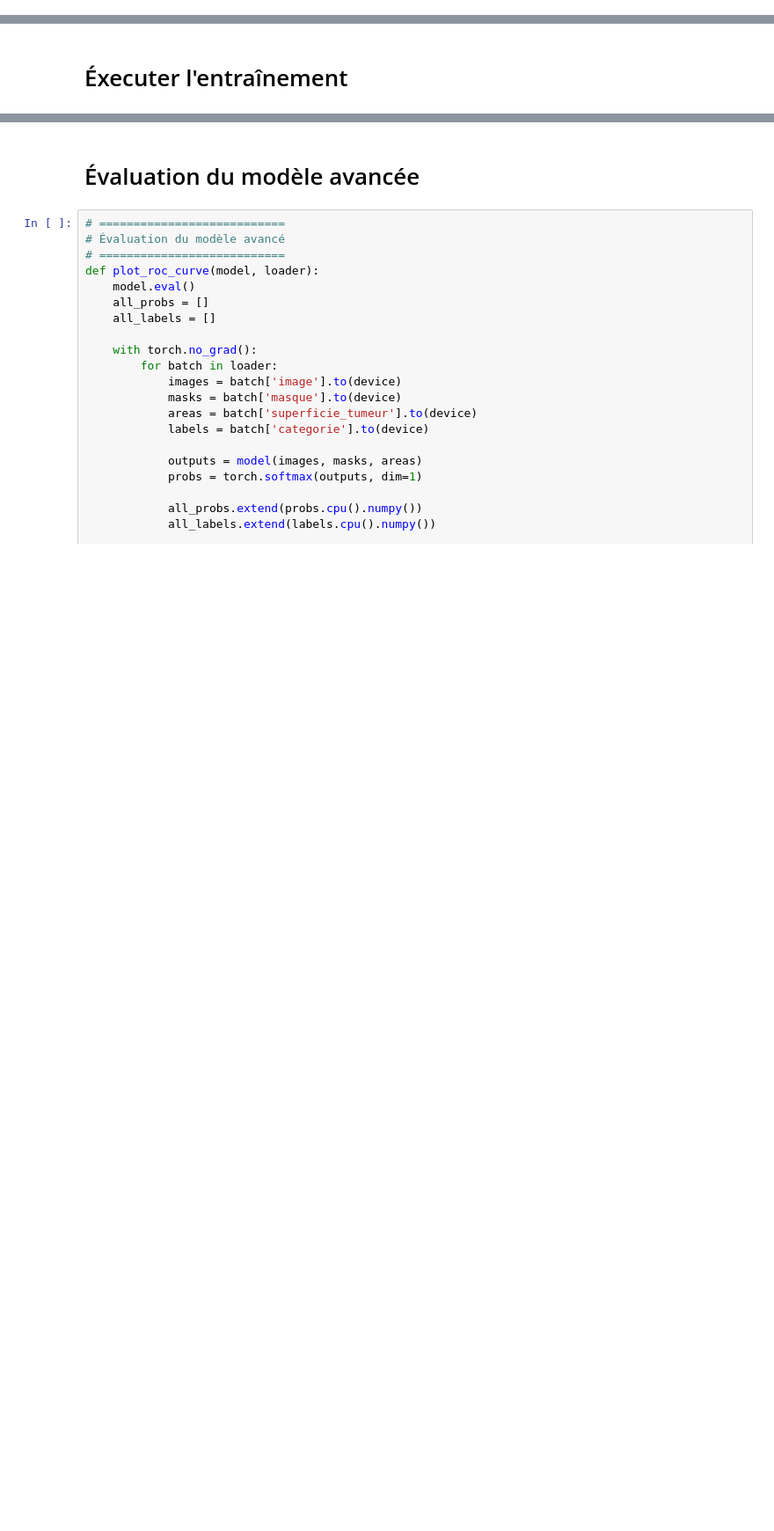
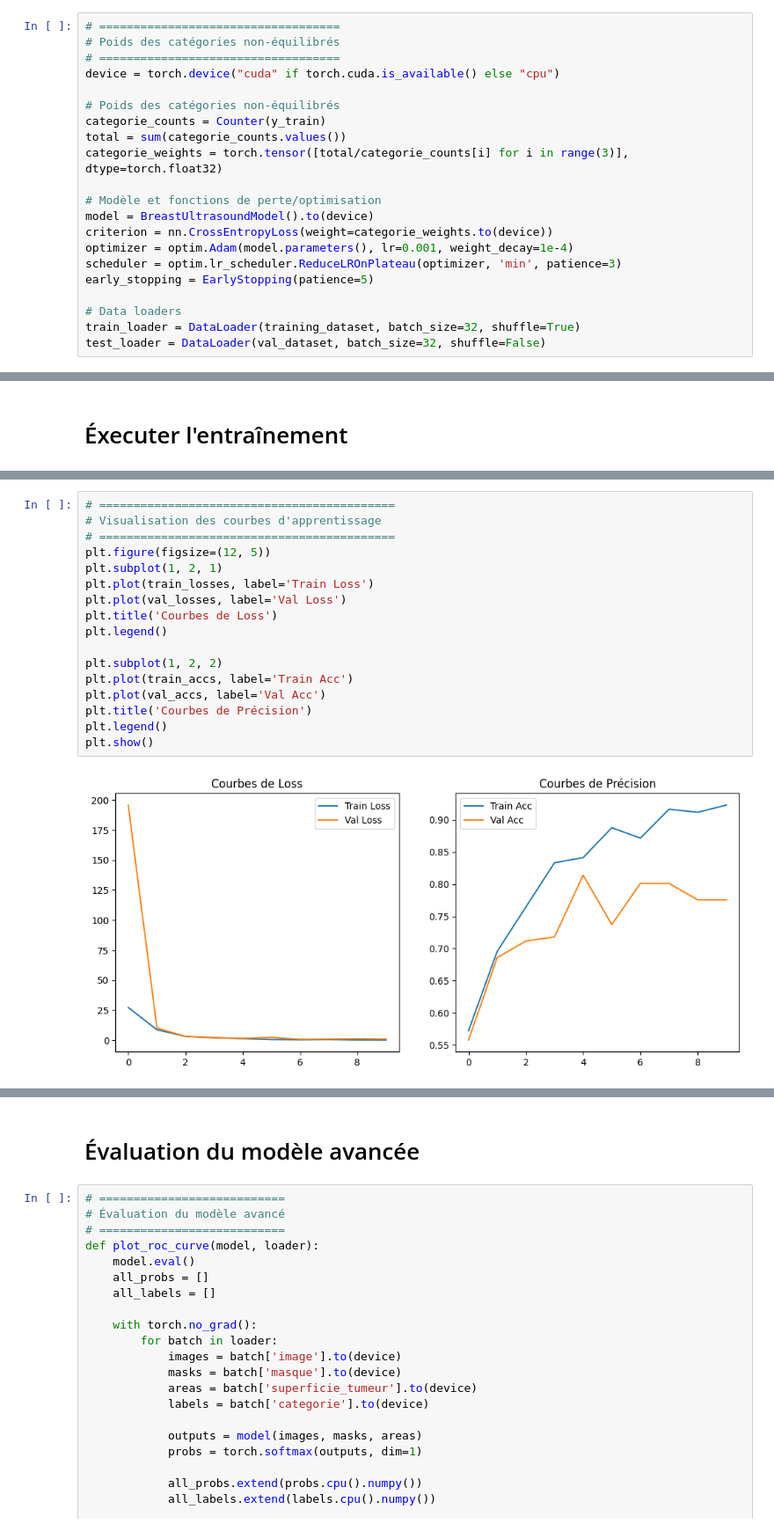
Before and after one commit to SOSANE/INF1853-IA-ProjetFinal, a Jupyter notebook: breast-tumor-classification.ipynb, the cells around one changed output, grey strips where cells are left out. Shown at 88% size. Saved outputs shown, nothing was run; the diff lists cells and outputs as text; blank space fills up the shorter version.

Commit message:
Kaggle Notebook | INF1853-breast-tumor-classification | Version 4

```diff
--- a/breast-tumor-classification.ipynb
+++ b/breast-tumor-classification.ipynb
@@ -372,6 +377,27 @@ def train_epoch(model, loader, optimizer, criterion):
         correct += (predicted == labels).sum().item()
 
     return running_loss/len(loader), correct/total
+# %%
+# ===================================
+# Poids des catégories non-équilibrés
+# ===================================
+device = torch.device("cuda" if torch.cuda.is_available() else "cpu")
+
+# Poids des catégories non-équilibrés
+categorie_counts = Counter(y_train)
+total = sum(categorie_counts.values())
+categorie_weights = torch.tensor([total/categorie_counts[i] for i in range(3)], dtype=torch.float32)
+
+# Modèle et fonctions de perte/optimisation
+model = BreastUltrasoundModel().to(device)
+criterion = nn.CrossEntropyLoss(weight=categorie_weights.to(device))
+optimizer = optim.Adam(model.parameters(), lr=0.001, weight_decay=1e-4)
+scheduler = optim.lr_scheduler.ReduceLROnPlateau(optimizer, 'min', patience=3)
+early_stopping = EarlyStopping(patience=5)
+
+# Data loaders
+train_loader = DataLoader(training_dataset, batch_size=32, shuffle=True)
+test_loader = DataLoader(val_dataset, batch_size=32, shuffle=False)
 # %% [markdown]
 # Évaluation
 # %%
@@ -529,0 +585,19 @@ weighted avg       0.76      0.74      0.74       156
+# %%
+# ===========================================
+# Visualisation des courbes d'apprentissage
+# ===========================================
+plt.figure(figsize=(12, 5))
+plt.subplot(1, 2, 1)
+plt.plot(train_losses, label='Train Loss')
+plt.plot(val_losses, label='Val Loss')
+plt.title('Courbes de Loss')
+plt.legend()
+
+plt.subplot(1, 2, 2)
+plt.plot(train_accs, label='Train Acc')
+plt.plot(val_accs, label='Val Acc')
+plt.title('Courbes de Précision')
+plt.legend()
+plt.show()
+# %% [output]
+[figure, added]
```
Also changed, not shown: parts of 7 cells of this notebook.
